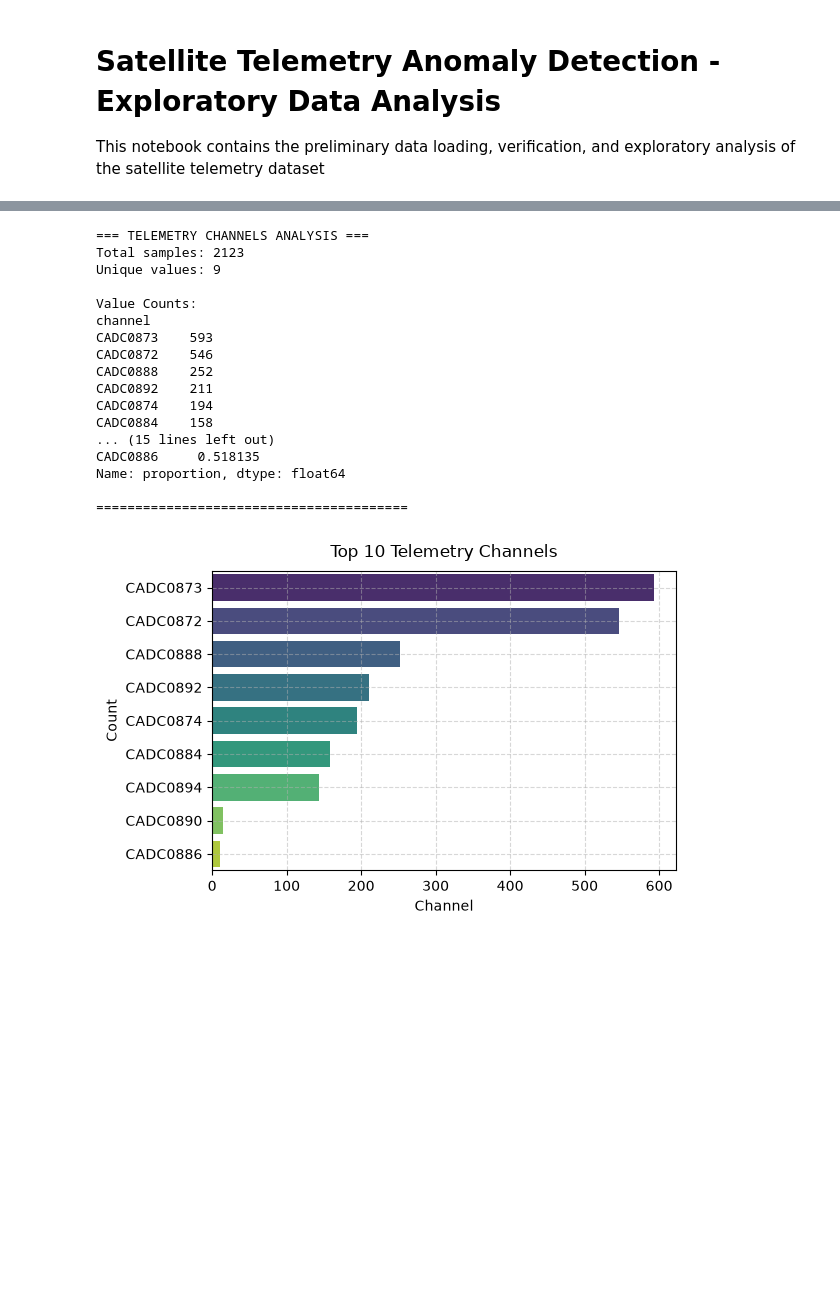
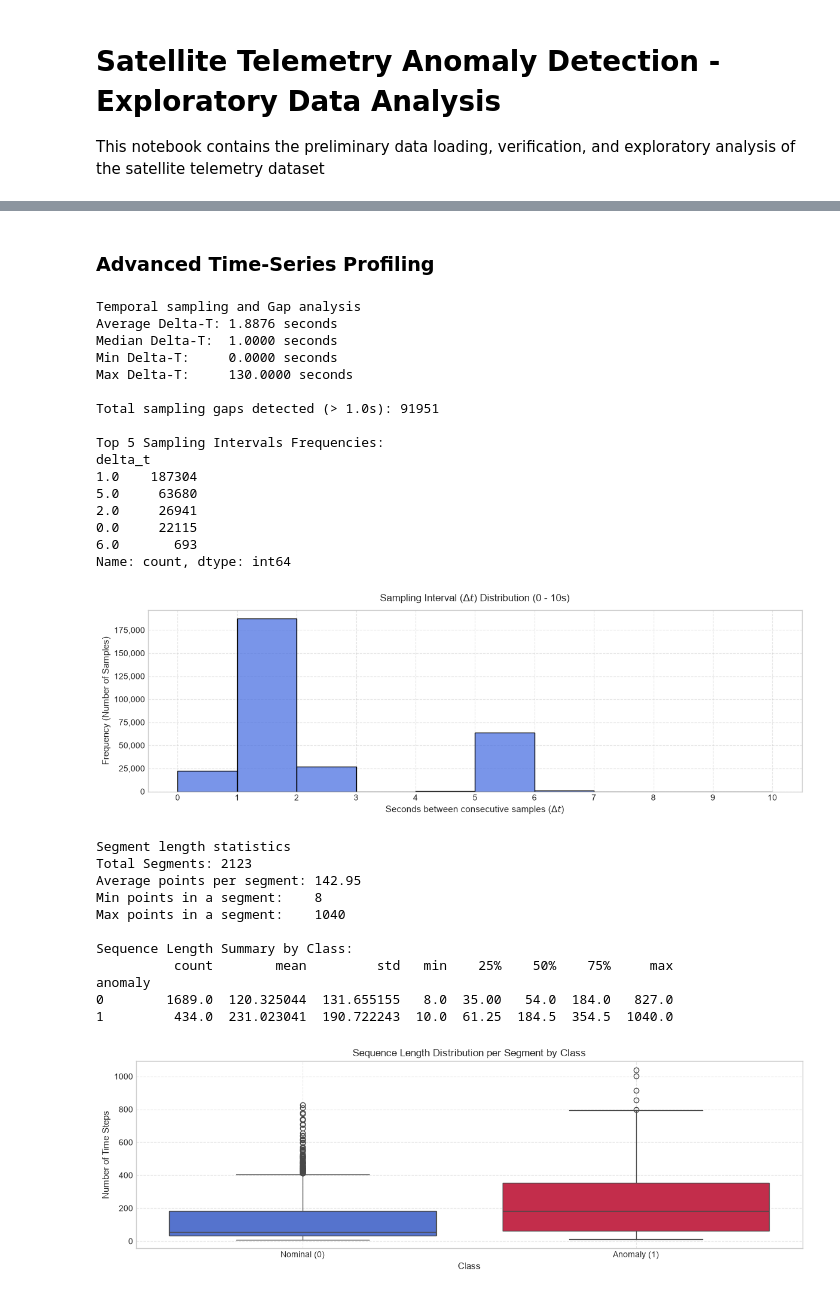
Before and after one commit to darioliotta/AD-Satellite-Telemetry, a Jupyter notebook: notebooks/exploratory_analysis.ipynb, the cells around one changed output, grey strips where cells are left out. Cells and saved outputs as stored; diff of their text form; code cells hidden in the pictures; blank space fills up the shorter version.

```diff
--- a/notebooks/exploratory_analysis.ipynb
+++ b/notebooks/exploratory_analysis.ipynb
@@ -160,22 +211,2 @@ Name: proportion, dtype: float64
-# %%
-compute_column_statistics(df_dataset, 'channel', 'Telemetry Channels')
-generate_property_plot(df_dataset, 'channel', 'Top 10 Telemetry Channels', plot_type='bar_horizontal')
-# %% [output]
-=== TELEMETRY CHANNELS ANALYSIS ===
-Total samples: 2123
-Unique values: 9
-
-Value Counts:
-channel
-CADC0873    593
-CADC0872    546
-CADC0888    252
-CADC0892    211
-CADC0874    194
-CADC0884    158
-... (15 lines left out)
-CADC0886     0.518135
-Name: proportion, dtype: float64
-
-========================================
-[figure, removed]
+# %% [markdown]
+### Advanced Time-Series Profiling
@@ -182 +272,34 @@ Name: proportion, dtype: float64
+# %%
+analyze_time_delta_and_gaps(df_segments)
+analyze_segment_lengths(df_segments)
+# %% [output]
+Temporal sampling and Gap analysis
+Average Delta-T: 1.8876 seconds
+Median Delta-T:  1.0000 seconds
+Min Delta-T:     0.0000 seconds
+Max Delta-T:     130.0000 seconds
+
+Total sampling gaps detected (> 1.0s): 91951
+
+Top 5 Sampling Intervals Frequencies:
+delta_t
+1.0    187304
+5.0     63680
+2.0     26941
+0.0     22115
+6.0       693
+Name: count, dtype: int64
+[figure, added]
+Segment length statistics
+Total Segments: 2123
+Average points per segment: 142.95
+Min points in a segment:    8
+Max points in a segment:    1040
+
+Sequence Length Summary by Class:
+          count        mean         std   min    25%    50%    75%     max
+anomaly
+0        1689.0  120.325044  131.655155   8.0  35.00   54.0  184.0   827.0
+1         434.0  231.023041  190.722243  10.0  61.25  184.5  354.5  1040.0
+[figure, added]
 # %% [markdown]
```
Also changed, not shown: parts of 35 cells of this notebook, 5 other files.
